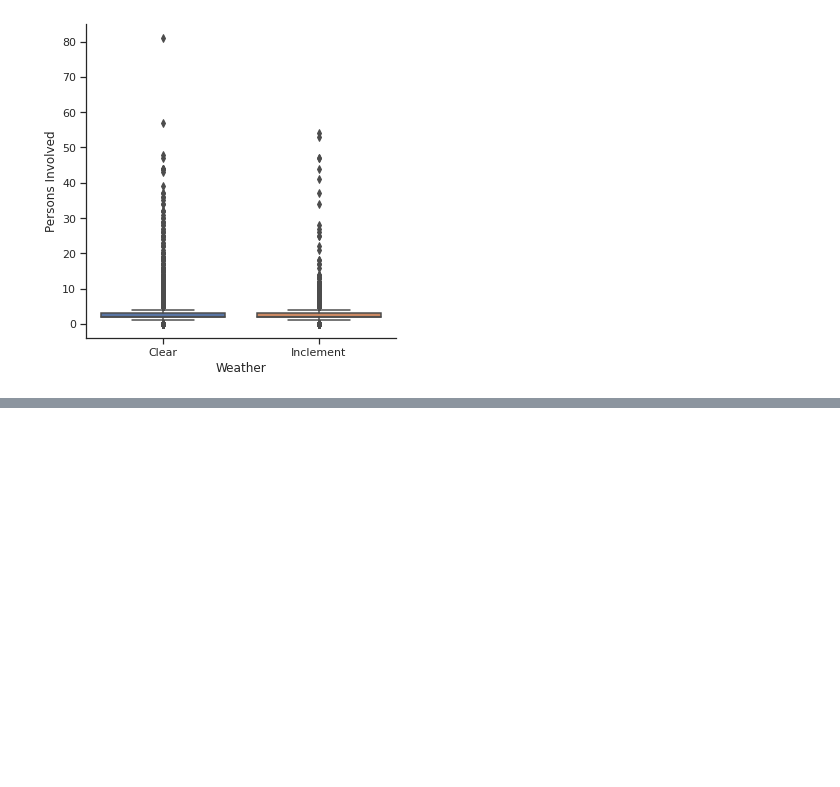
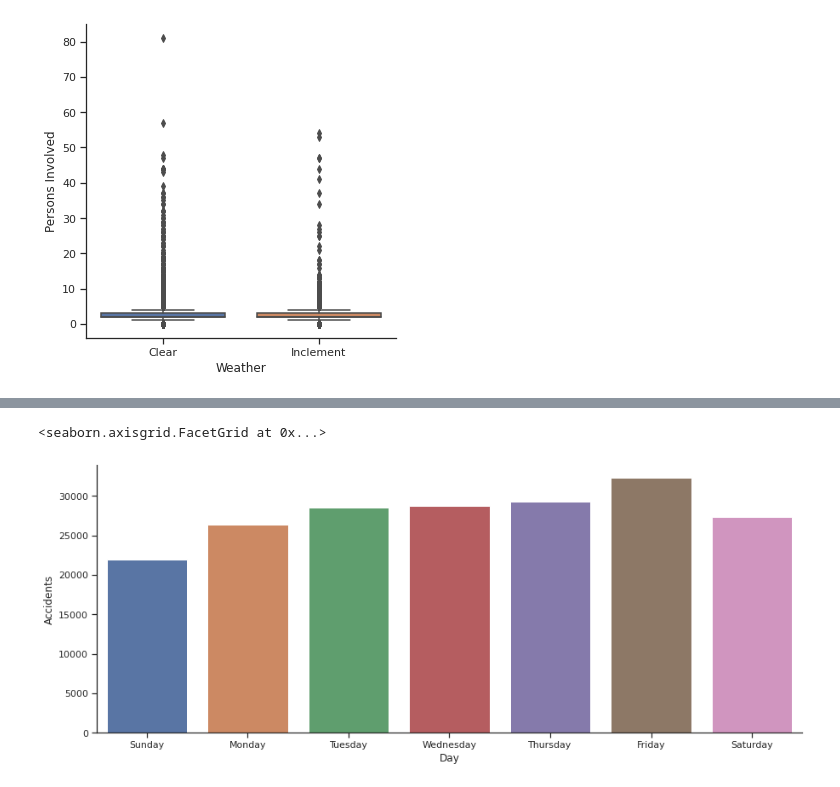
Before and after one commit to pasberry/applied_data_science_capstone, a Jupyter notebook: Exploring.ipynb, the cells around one changed output, grey strips where cells are left out. Drawn from its saved outputs; the diff is of its cells as text; code cells hidden in the pictures; blank space fills up the shorter version.

```diff
--- a/Exploring.ipynb
+++ b/Exploring.ipynb
@@ -948,0 +1079,5 @@ sns.catplot(x="Weather", y="Persons Involved"  ,data=unscaled_features_df , kind
+# %%
+sns.catplot(x='Day', y="Accidents" , data=day_v_accidents_df, aspect=2.5 , kind='bar')
+# %% [output]
+<seaborn.axisgrid.FacetGrid at 0x...>
+[figure, added]
```
Also changed, not shown: parts of 324 cells of this notebook, 3 other files.
